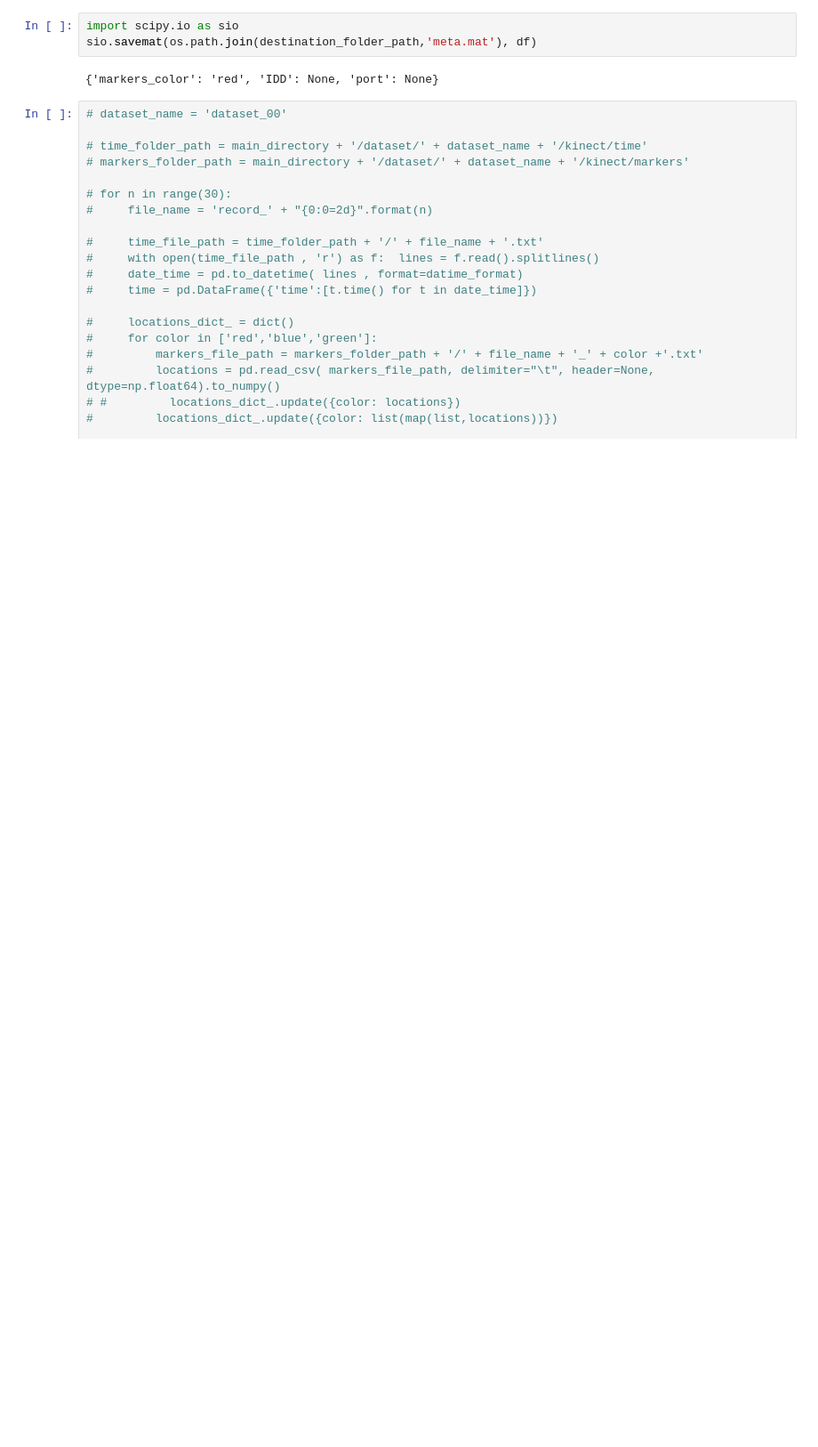
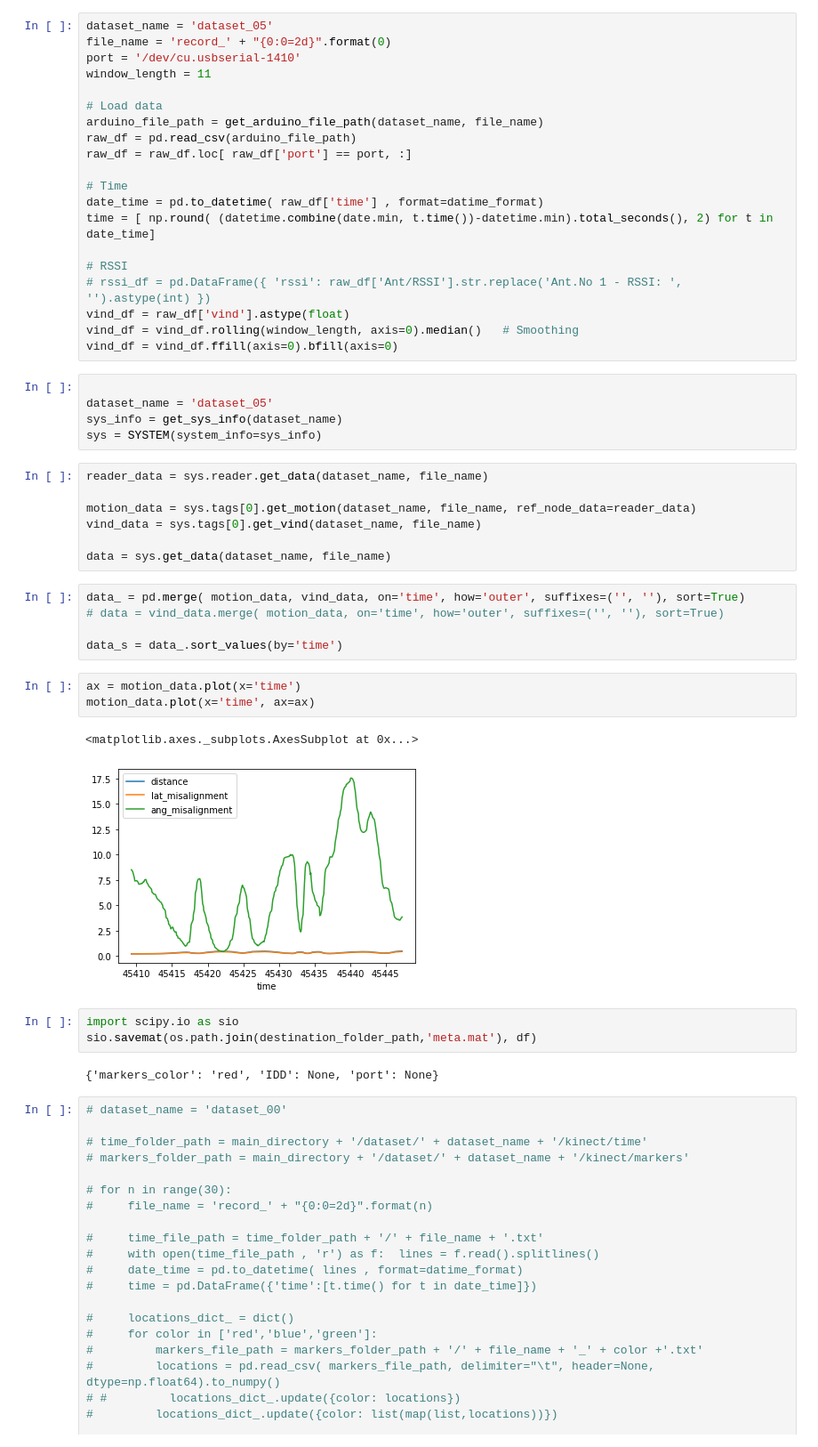
Before and after one commit to negargolestani/kinect_motion_tracking, a Jupyter notebook: test.ipynb, the cells around one changed output. Shown: that part at 89% size. Cells and saved outputs as stored; diff of their text form; blank space fills up the shorter version.

```diff
--- a/test.ipynb
+++ b/test.ipynb
@@ -205,3 +203,46 @@ print(x)
+# %%
+dataset_name = 'dataset_05'
+file_name = 'record_' + "{0:0=2d}".format(0)
+port = '/dev/cu.usbserial-1410'
+window_length = 11
+
+# Load data
+arduino_file_path = get_arduino_file_path(dataset_name, file_name)
+raw_df = pd.read_csv(arduino_file_path)
+raw_df = raw_df.loc[ raw_df['port'] == port, :]
+
+# Time
+date_time = pd.to_datetime( raw_df['time'] , format=datime_format)
+time = [ np.round( (datetime.combine(date.min, t.time())-datetime.min).total_seconds(), 2) for t in date_time]
+
+# RSSI
+# rssi_df = pd.DataFrame({ 'rssi': raw_df['Ant/RSSI'].str.replace('Ant.No 1 - RSSI: ', '').astype(int) })
+vind_df = raw_df['vind'].astype(float)
+vind_df = vind_df.rolling(window_length, axis=0).median()   # Smoothing
+vind_df = vind_df.ffill(axis=0).bfill(axis=0)
+# %%
+
+dataset_name = 'dataset_05'
+sys_info = get_sys_info(dataset_name)
+sys = SYSTEM(system_info=sys_info)
+# %%
+reader_data = sys.reader.get_data(dataset_name, file_name)
+
+motion_data = sys.tags[0].get_motion(dataset_name, file_name, ref_node_data=reader_data)
+vind_data = sys.tags[0].get_vind(dataset_name, file_name)
+
+data = sys.get_data(dataset_name, file_name)
+# %%
+data_ = pd.merge( motion_data, vind_data, on='time', how='outer', suffixes=('', ''), sort=True)
+# data = vind_data.merge( motion_data, on='time', how='outer', suffixes=('', ''), sort=True)
+
+data_s = data_.sort_values(by='time')
+# %%
+ax = motion_data.plot(x='time')
+motion_data.plot(x='time', ax=ax)
+# %% [output]
+<matplotlib.axes._subplots.AxesSubplot at 0x...>
+[figure, added]
 # %%
 import scipy.io as sio
 sio.savemat(os.path.join(destination_folder_path,'meta.mat'), df)
```
Also changed, not shown: parts of 6 cells of this notebook, 1 other file.
